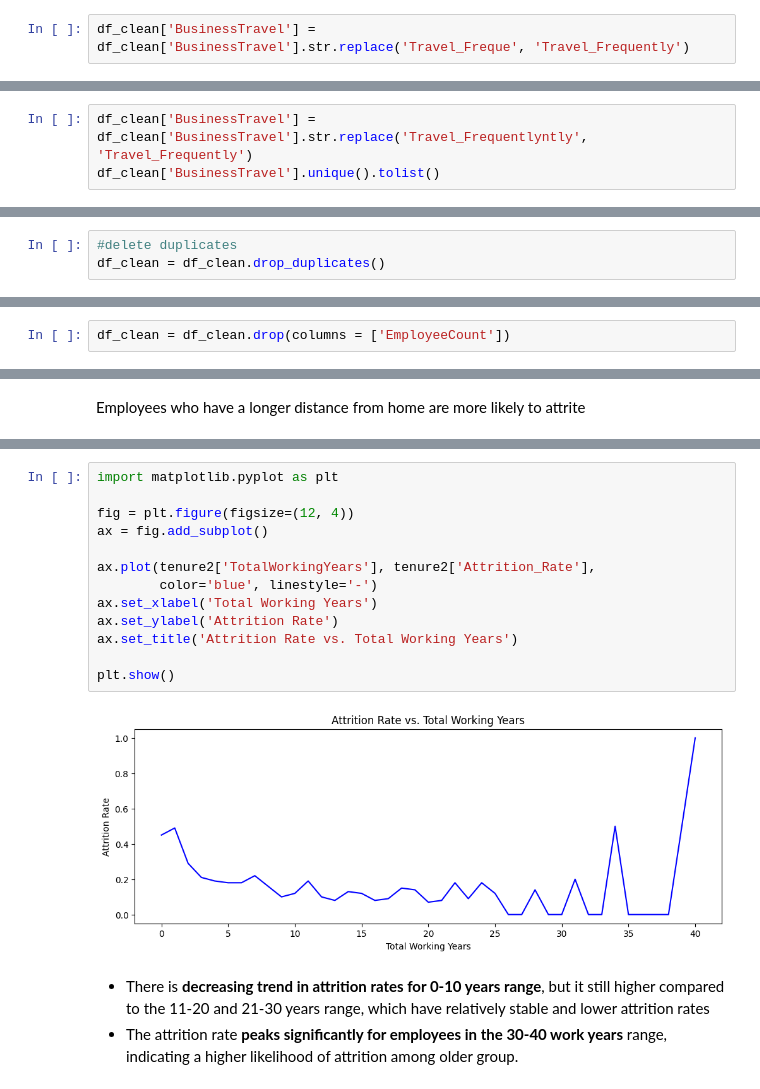
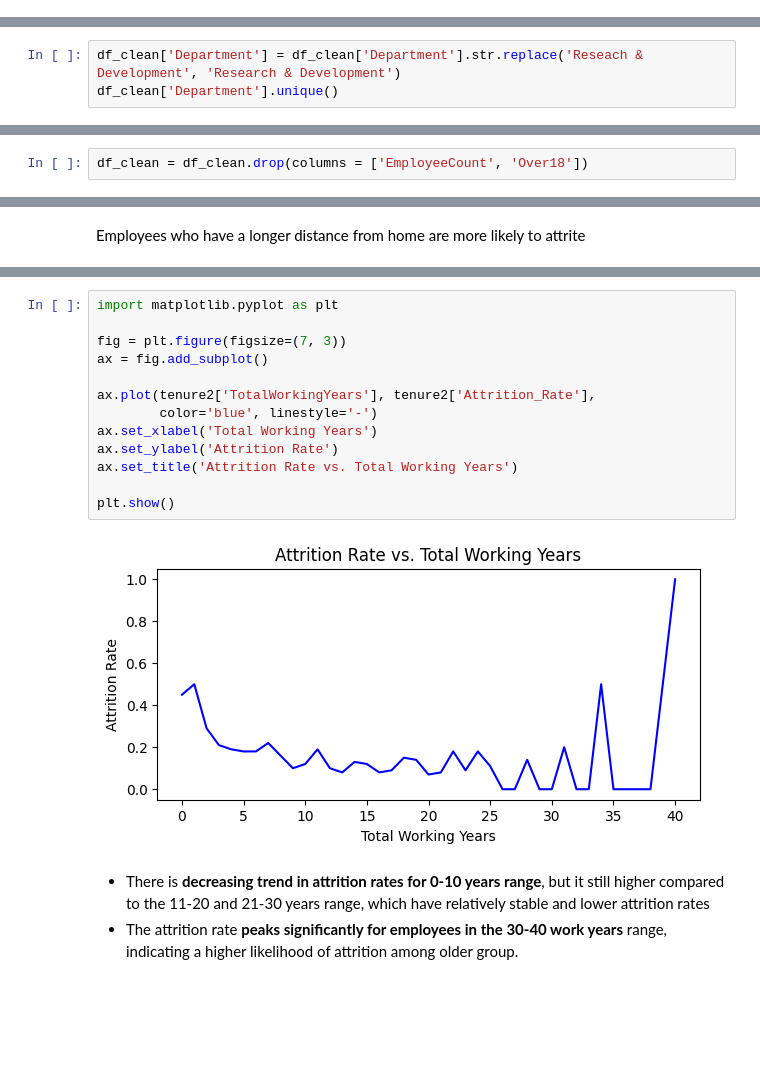
Before and after one commit to rahmaarditap/-Python-Project-HR-Analysis-Employee-Attrition-, a Jupyter notebook: Employee_Attrition_Analysis_Cleaning_and_Analysis.ipynb, the cells around one changed output, grey strips where cells are left out. Cells and saved outputs as stored; diff of their text form; blank space fills up the shorter version.

```diff
--- a/Employee_Attrition_Analysis_Cleaning_and_Analysis.ipynb
+++ b/Employee_Attrition_Analysis_Cleaning_and_Analysis.ipynb
@@ -126,2 +145,0 @@ array(['Travel_Rarely', 'Travel_Frequently', 'Travel_Freque',
-# %%
-df_clean['BusinessTravel'] = df_clean['BusinessTravel'].str.replace('Travel_Freque', 'Travel_Frequently')
@@ -133,4 +149,4 @@ array(['Travel_Rarely', 'Travel_Frequentlyntly', 'Travel_Frequently',
 # %%
-df_clean['BusinessTravel'] = df_clean['BusinessTravel'].str.replace('Travel_Frequentlyntly', 'Travel_Frequently')
-df_clean['BusinessTravel'].unique().tolist()
+df_clean['Department'] = df_clean['Department'].str.replace('Reseach & Development', 'Research & Development')
+df_clean['Department'].unique()
 # %% [output]
@@ -162,3 +170,0 @@ print(df_clean.duplicated().sum())
-# %%
-#delete duplicates
-df_clean = df_clean.drop_duplicates()
@@ -263,5 +265,5 @@ drop `EmployeeCount` because it's similar to `Employee ID`
 # %%
-df_clean = df_clean.drop(columns = ['EmployeeCount'])
+df_clean = df_clean.drop(columns = ['EmployeeCount', 'Over18'])
 # %%
 df_clean.columns
 # %% [output]
@@ -624,18 +658,18 @@ tenure2.head()
 # %%
 import matplotlib.pyplot as plt
 
-fig = plt.figure(figsize=(12, 4))
+fig = plt.figure(figsize=(7, 3))
 ax = fig.add_subplot()
 
 ax.plot(tenure2['TotalWorkingYears'], tenure2['Attrition_Rate'],
         color='blue', linestyle='-')
 ax.set_xlabel('Total Working Years')
 ax.set_ylabel('Attrition Rate')
 ax.set_title('Attrition Rate vs. Total Working Years')
 
 plt.show()
 # %% [output]
-[figure, old version]
+[figure, new version]
 # %% [markdown]
 - There is **decreasing trend in attrition rates for 0-10 years range**, but it still higher compared to the 11-20 and 21-30 years range, which have relatively stable and lower attrition rates
 - The attrition rate **peaks significantly for employees in the 30-40 work years** range, indicating a higher likelihood of attrition among older group.
```
Also changed, not shown: parts of 109 cells of this notebook.
